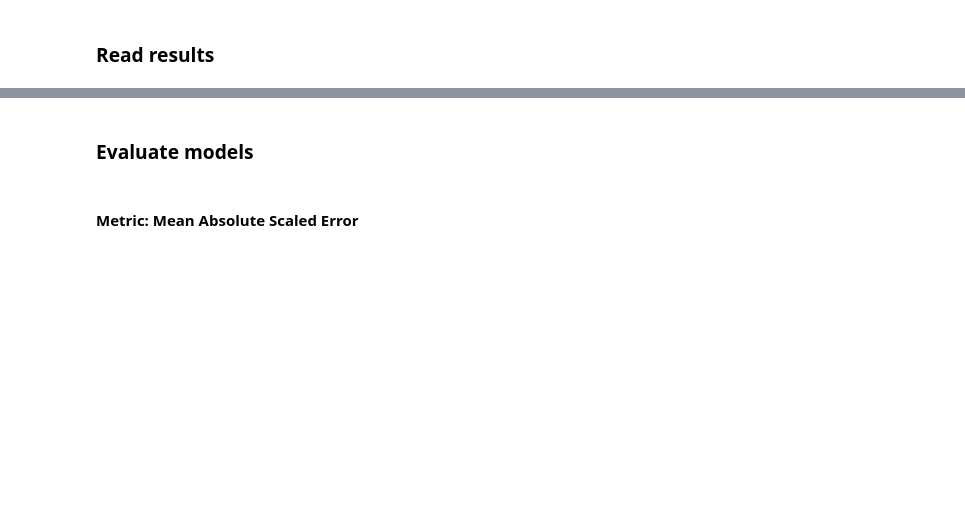
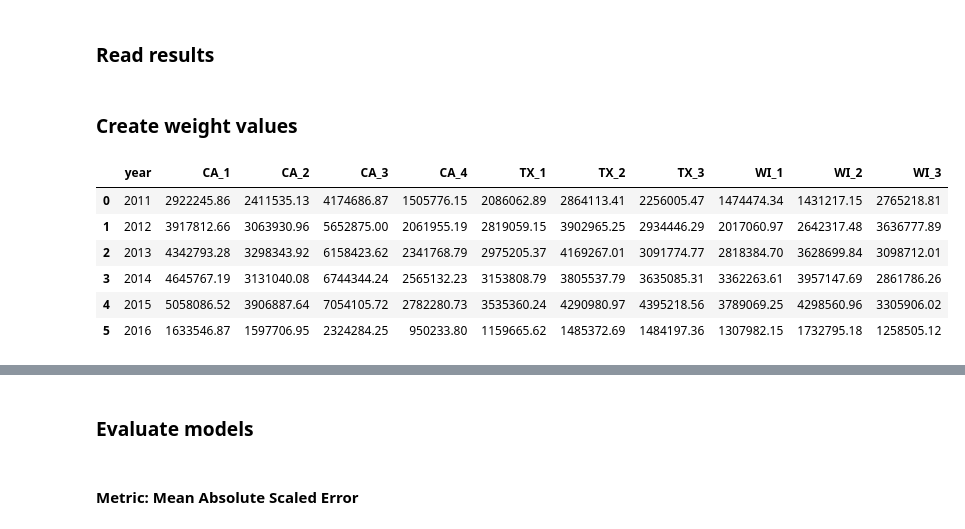
Before and after one commit to DucTrung1802/seminar_1, a Jupyter notebook: Evaluation/model_evaluation.ipynb, the cells around one changed output, grey strips where cells are left out. Cells and saved outputs as stored; diff of their text form; code cells hidden in the pictures; blank space fills up the shorter version.

```diff
--- a/Evaluation/model_evaluation.ipynb
+++ b/Evaluation/model_evaluation.ipynb
@@ -235,2 +267,31 @@ def evaluate_result(
+# %%
+def revenue_by_year(data_frame: pd.DataFrame, year: int = None):
+    if "date" not in data_frame.columns:
+        raise ValueError(
+            "Invalid argument: The DataFrame must contain a 'date' column."
+        )
+
+    data_frame = data_frame.copy()
+
+    # Extract the year from the 'date' column and add it as a new column
+    data_frame["year"] = pd.to_datetime(data_frame["date"]).dt.year
+
+    # Drop some columns
+    data_frame = data_frame.drop(columns=["id", "date", "d", "weekday"])
+
+    if year:
+        min_year = data_frame["year"].min()
+        max_year = data_frame["year"].max()
+        if year < min_year or year > max_year:
+            print(
+                f"Invalid argument: Year {year} is out of range. Range: {min_year} - {max_year}."
+            )
+        else:
+            data_frame = data_frame[data_frame["year"] == year]
+
+    # Group by the year and sum the revenue
+    revenue = data_frame.groupby("year").sum().reset_index()
+
+    return revenue
 # %% [markdown]
 ## Main Flow
@@ -263,3 +347,16 @@ result_list = read_result(SETTING_RESULT_PARENT_DIRECTORY_PATH)
 # %%
 if not result_list:
     raise FileNotFoundError("No data frame found.")
+# %% [markdown]
+### Create weight values
+# %%
+revenue_by_year_df = revenue_by_year(train_df)
+revenue_by_year_df
+# %% [output]
+|  | year | CA_1 | CA_2 | CA_3 | CA_4 | TX_1 | TX_2 | TX_3 | WI_1 | WI_2 | WI_3 |
+| 0 | 2011 | 2922245.86 | 2411535.13 | 4174686.87 | 1505776.15 | 2086062.89 | 2864113.41 | 2256005.47 | 1474474.34 | 1431217.15 | 2765218.81 |
+| 1 | 2012 | 3917812.66 | 3063930.96 | 5652875.00 | 2061955.19 | 2819059.15 | 3902965.25 | 2934446.29 | 2017060.97 | 2642317.48 | 3636777.89 |
+| 2 | 2013 | 4342793.28 | 3298343.92 | 6158423.62 | 2341768.79 | 2975205.37 | 4169267.01 | 3091774.77 | 2818384.70 | 3628699.84 | 3098712.01 |
+| 3 | 2014 | 4645767.19 | 3131040.08 | 6744344.24 | 2565132.23 | 3153808.79 | 3805537.79 | 3635085.31 | 3362263.61 | 3957147.69 | 2861786.26 |
+| 4 | 2015 | 5058086.52 | 3906887.64 | 7054105.72 | 2782280.73 | 3535360.24 | 4290980.97 | 4395218.56 | 3789069.25 | 4298560.96 | 3305906.02 |
+| 5 | 2016 | 1633546.87 | 1597706.95 | 2324284.25 | 950233.80 | 1159665.62 | 1485372.69 | 1484197.36 | 1307982.15 | 1732795.18 | 1258505.12 |
```
Also changed, not shown: parts of 17 cells of this notebook.
